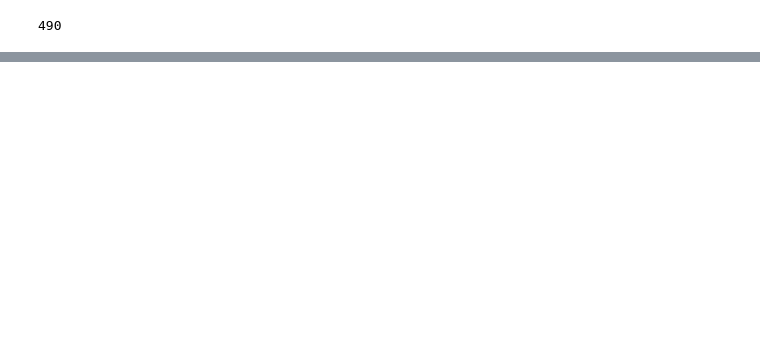
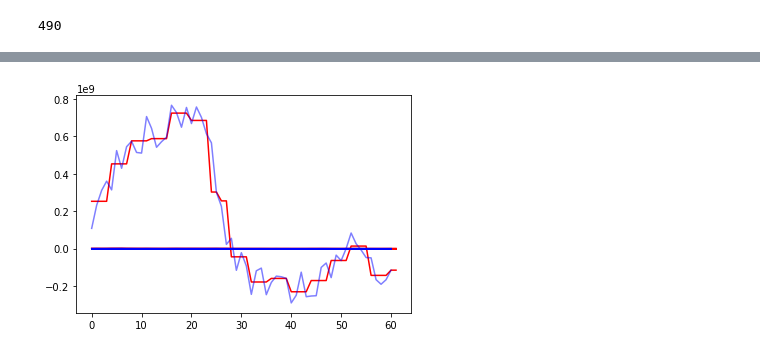
Before and after one commit to timothyyu/wsae-lstm, a Jupyter notebook: notebooks/2a_wavelet_tvt_split_exploration.ipynb, the cells around one changed output, grey strips where cells are left out. Cells and saved outputs as stored; diff of their text form; code cells hidden in the pictures; blank space fills up the shorter version.

```diff
--- a/notebooks/2a_wavelet_tvt_split_exploration.ipynb
+++ b/notebooks/2a_wavelet_tvt_split_exploration.ipynb
@@ -163 +192,6 @@ plt.plot(data.values,'b',alpha=0.5);
+# %%
+plt.plot(denoised_data_test,'r');
+plt.plot(dict_dataframes_index['csi300 index data'][1][3].values,'b',alpha=0.5);
+# %% [output]
+[figure, added]
 # %%
```
Also changed, not shown: parts of 10 cells of this notebook, 12 other files.
